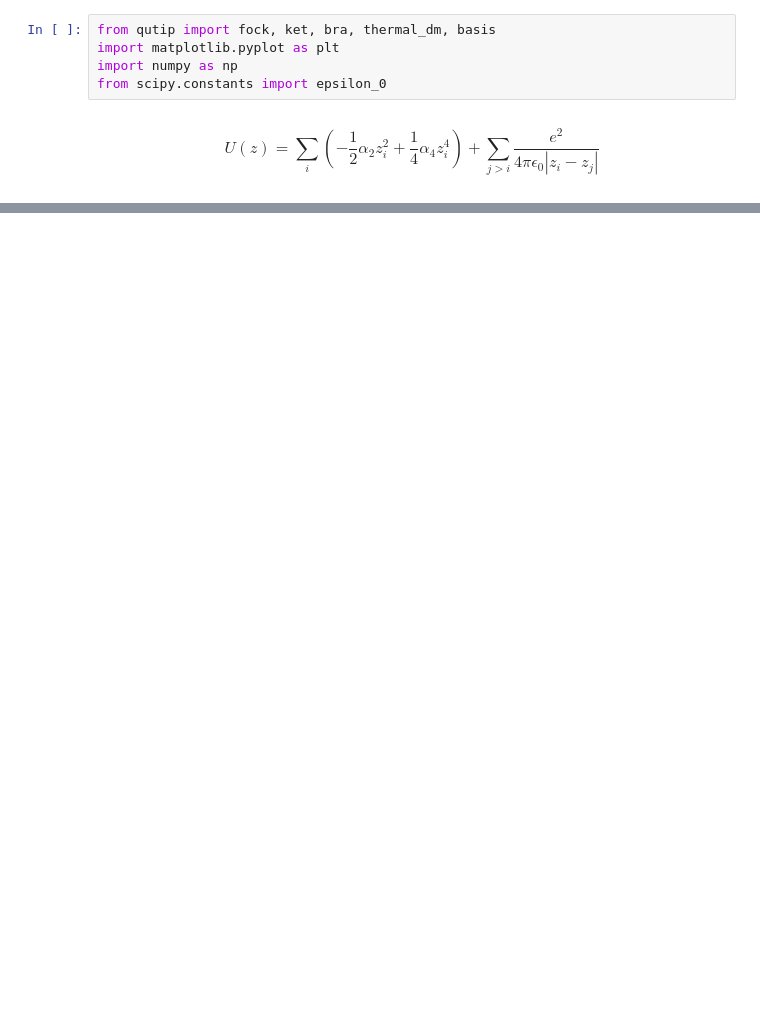
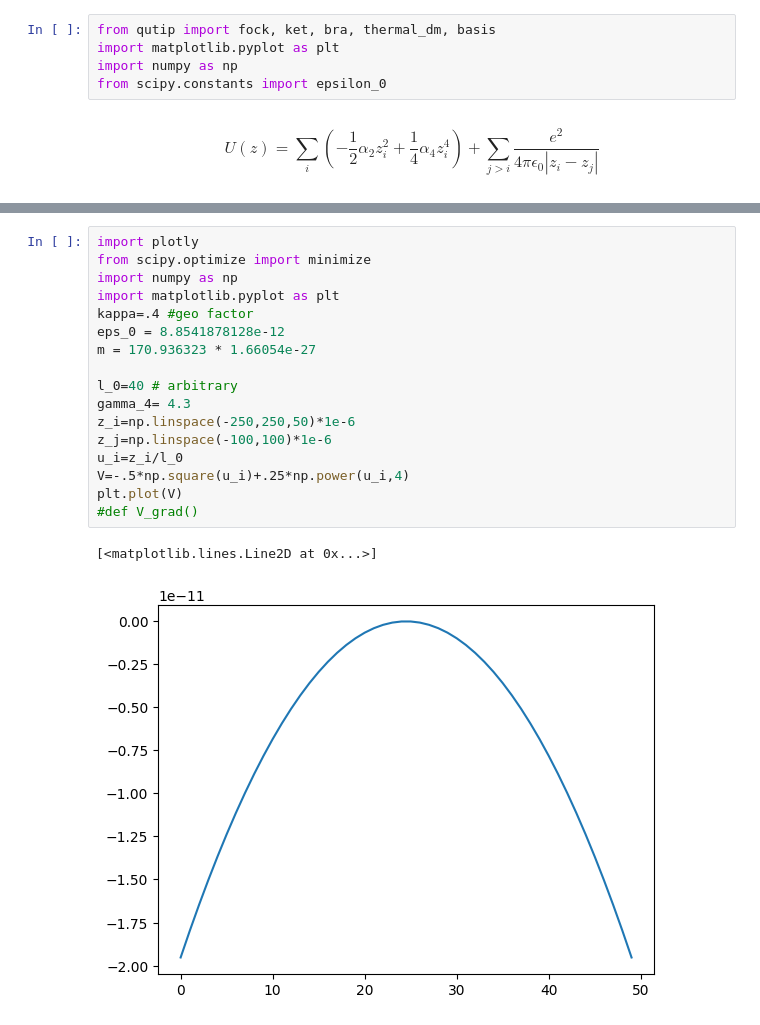
Before and after one commit to davisclarke/coupled_traps, a Jupyter notebook: single_ion_trap_sim.ipynb, the cells around one changed output, grey strips where cells are left out. Cells and saved outputs as stored; diff of their text form; blank space fills up the shorter version.

```diff
--- a/single_ion_trap_sim.ipynb
+++ b/single_ion_trap_sim.ipynb
@@ -21,0 +22,20 @@ plt.tight_layout()
+# %%
+import plotly
+from scipy.optimize import minimize
+import numpy as np
+import matplotlib.pyplot as plt
+kappa=.4 #geo factor
+eps_0 = 8.8541878128e-12
+m = 170.936323 * 1.66054e-27
+
+l_0=40 # arbitrary
+gamma_4= 4.3
+z_i=np.linspace(-250,250,50)*1e-6
+z_j=np.linspace(-100,100)*1e-6
+u_i=z_i/l_0
+V=-.5*np.square(u_i)+.25*np.power(u_i,4)
+plt.plot(V)
+#def V_grad()
+# %% [output]
+[<matplotlib.lines.Line2D at 0x...>]
+[figure, added]
```
Also changed, not shown: parts of 7 cells of this notebook.
